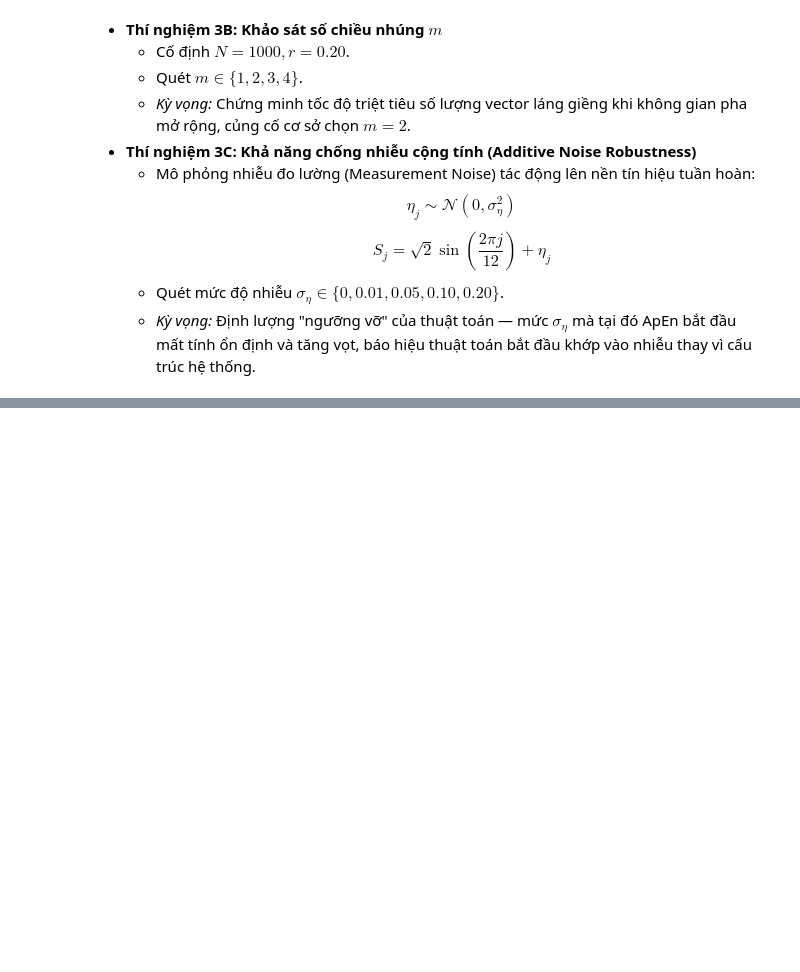
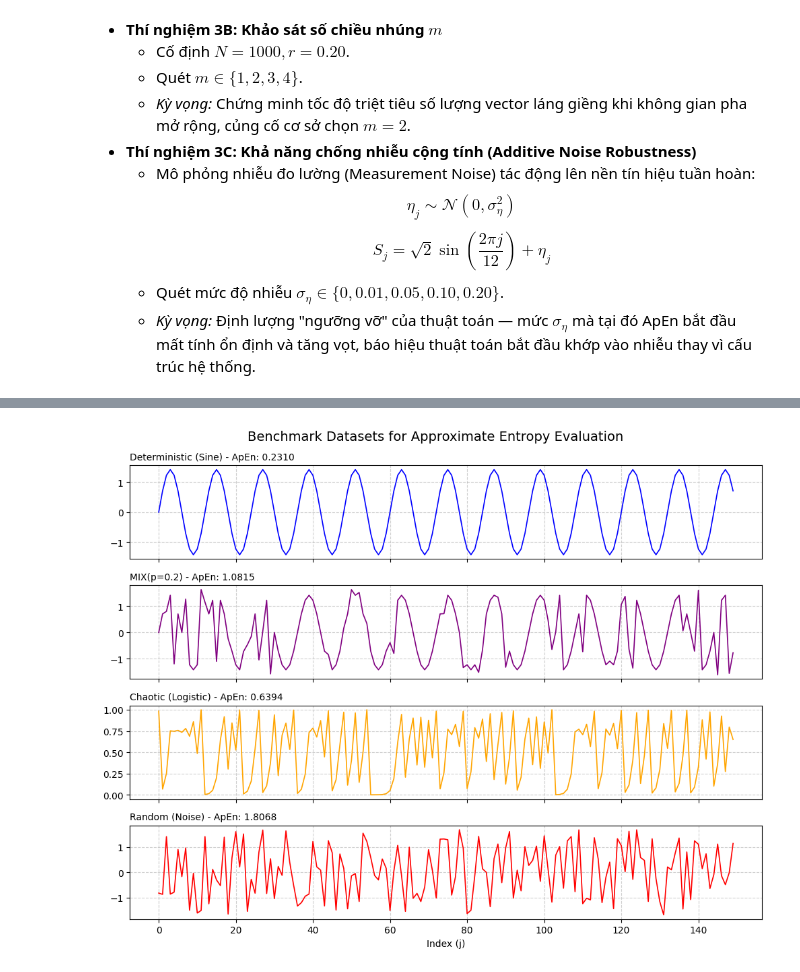
Before and after one commit to Vutu2003/Nonlinear-Time-Series-Analysis, a Jupyter notebook: paper_replications/Pinus_1991_Approximate_Entropy.ipynb, the cells around one changed output, grey strips where cells are left out. Drawn from its saved outputs; the diff is of its cells as text; code cells hidden in the pictures; blank space fills up the shorter version.

Commit message:
Add Experiment 1: ApEn for benchmark signal

```diff
--- a/paper_replications/Pinus_1991_Approximate_Entropy.ipynb
+++ b/paper_replications/Pinus_1991_Approximate_Entropy.ipynb
@@ -53,0 +61,83 @@ Thiết lập lưới tham số để kiểm tra giới hạn hội tụ của d
+# %%
+def generate_sine(N_samples: int) -> np.ndarray:
+    """Hệ Tất định (Pure Sine): Chuỗi tuần hoàn, variance = 1."""
+    j = np.arange(N_samples)
+    return np.sqrt(2) * np.sin(2 * np.pi * j / 12)
+
+def generate_logistic_map(N_samples: int, L0: float = 0.12345, burn_in: int = 1000) -> np.ndarray:
+    """
+    Hệ Hỗn loạn (Logistic Map): Trạng thái hỗn loạn hoàn toàn.
+    Sử dụng burn-in để loại bỏ các trạng thái chuyển tiếp (transient states).
+    """
+    total_N = N_samples + burn_in
+    L = np.zeros(total_N)
+    L[0] = L0
+
+    for j in range(total_N - 1):
+        L[j + 1] = 4 * L[j] * (1 - L[j])
+
+    return L[burn_in:]
+
+def generate_white_noise(N_samples: int) -> np.ndarray:
+    """Hệ Ngẫu nhiên (White Noise): i.i.d phân bố đều, mean = 0, variance = 1."""
+    return np.random.uniform(-np.sqrt(3), np.sqrt(3), N_samples)
+
+def generate_mix(N_samples: int, p: float) -> np.ndarray:
+    """Hệ Pha trộn MIX(p): Chuyển đổi giữa Sine và White Noise với xác suất p."""
+    X = generate_sine(N_samples)
+    W = generate_white_noise(N_samples)
+    Z = np.random.binomial(n=1, p=p, size=N_samples)
+    return (1 - Z) * X + Z * W
+
+if __name__ == "__main__":
+    np.random.seed(42) # Cố định seed để tái lập kết quả
+
+    # 1. Khởi tạo tham số
+    N_samples = 1000
+    m_val = 2
+    k_val = 0.2
+    p_mix = 0.2
+
+    # 2. Sinh dữ liệu benchmark
+    datasets = {
+        "Deterministic (Sine)": generate_sine(N_samples),
+        f"MIX(p={p_mix})": generate_mix(N_samples, p_mix),
+        "Chaotic (Logistic)": generate_logistic_map(N_samples),
+        "Random (Noise)": generate_white_noise(N_samples)
+    }
+
+    # 3. Tính toán ApEn và lưu kết quả
+    print(f"--- Đang tính toán ApEn (N={N_samples}, m={m_val}, k={k_val}) ---\n")
+    results = {}
+
+    for name, data in datasets.items():
+        apen_val = approx_entropy(data, m=m_val, k=k_val)
+        results[name] = apen_val
+        print(f"ApEn | {name:<22}: {apen_val:.4f}")
+
+    # 4. Sanity Checks
+    print("\n--- Sanity Checks ---")
+
+    # Check 1: Sine < Logistic < Noise
+    check_1 = results["Deterministic (Sine)"] < results["Chaotic (Logistic)"] < results["Random (Noise)"]
+    print(f"Sine < Logistic < Noise : {'PASS ✓' if check_1 else 'FAIL ✗'}")
+
+    # Check 2: Sine < MIX < Noise (Pincus Benchmark Standard)
+    check_2 = results["Deterministic (Sine)"] < results[f"MIX(p={p_mix})"] < results["Random (Noise)"]
+    print(f"Sine < MIX < Noise      : {'PASS ✓' if check_2 else 'FAIL ✗'}")
+
+    # 5. Trực quan hóa dữ liệu (150 điểm đầu tiên)
+    fig, axes = plt.subplots(4, 1, figsize=(10, 8), sharex=True)
+    fig.suptitle('Benchmark Datasets for Approximate Entropy Evaluation', fontsize=14)
+
+    colors = ['blue', 'purple', 'orange', 'red']
+
+    for ax, (name, data), color in zip(axes, datasets.items(), colors):
+        ax.plot(data[:150], color=color, linewidth=1.2)
+        ax.set_title(f"{name} - ApEn: {results[name]:.4f}", loc='left', fontsize=10)
+        ax.grid(True, linestyle='--', alpha=0.6)
+
+    axes[-1].set_xlabel('Index (j)')
+    plt.tight_layout()
+    plt.show()
+# %% [output]
@@ -53,0 +154 @@ Thiết lập lưới tham số để kiểm tra giới hạn hội tụ của d
+[figure, added]
```
Also changed, not shown: parts of 3 cells of this notebook.
